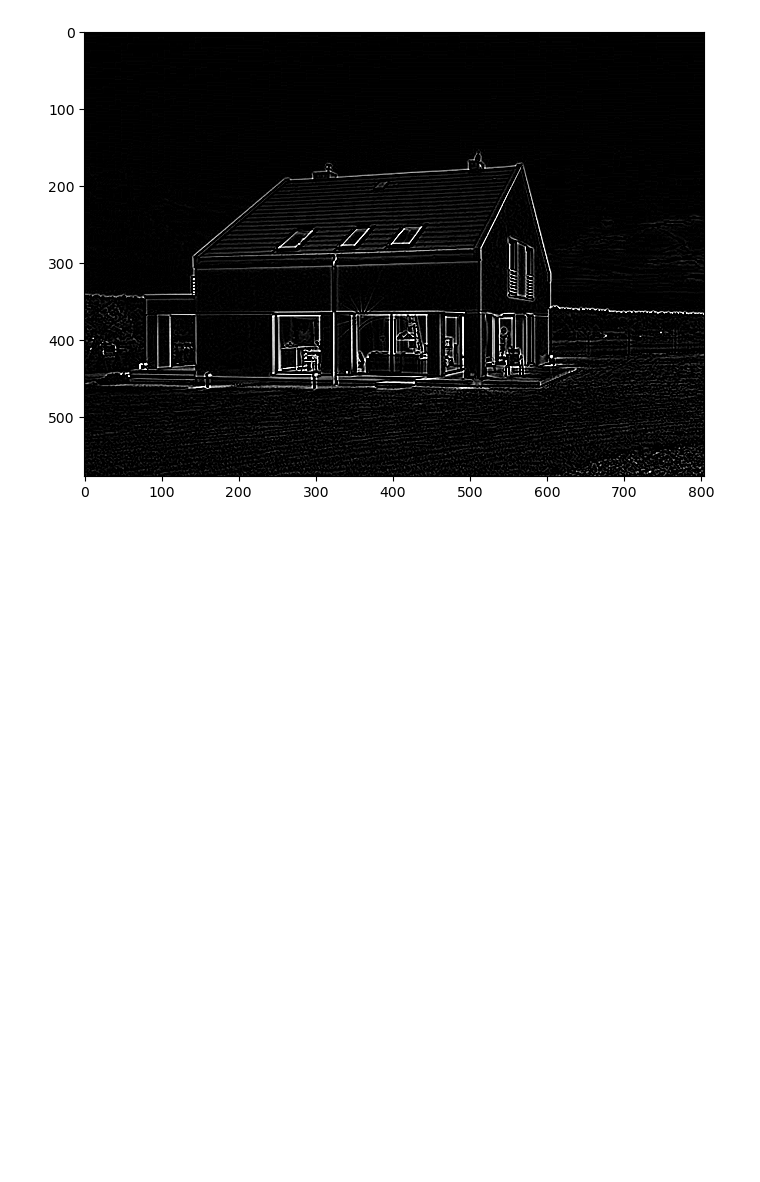
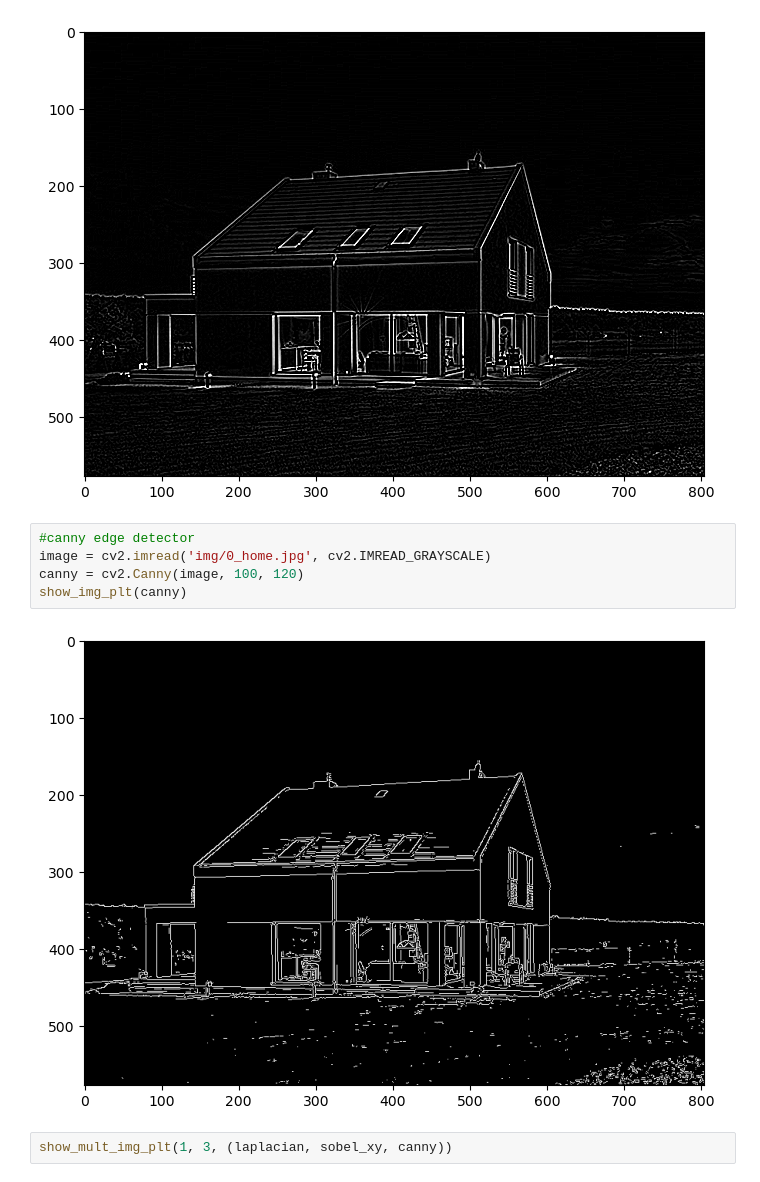
Before and after one commit to MhmudAlpurd/FanFil_CV_Dec2023, a Jupyter notebook: 02-DIP/06/edge_detection.ipynb, the cells around one changed output. Saved outputs shown, nothing was run; the diff lists cells and outputs as text; blank space fills up the shorter version.

```diff
--- a/02-DIP/06/edge_detection.ipynb
+++ b/02-DIP/06/edge_detection.ipynb
@@ -121,3 +121,12 @@ laplacian_edge_5 = cv2.filter2D(img_gaussian_blur, -1, laplacian_kernel_5)
 show_img_plt(laplacian_edge_5)
 # %% [output]
 [figure]
+# %%
+#canny edge detector
+image = cv2.imread('img/0_home.jpg', cv2.IMREAD_GRAYSCALE)
+canny = cv2.Canny(image, 100, 120)
+show_img_plt(canny)
+# %% [output]
+[figure, added]
+# %%
+show_mult_img_plt(1, 3, (laplacian, sobel_xy, canny))
```
Also changed, not shown: parts of 1 cell of this notebook, 4 other files.
